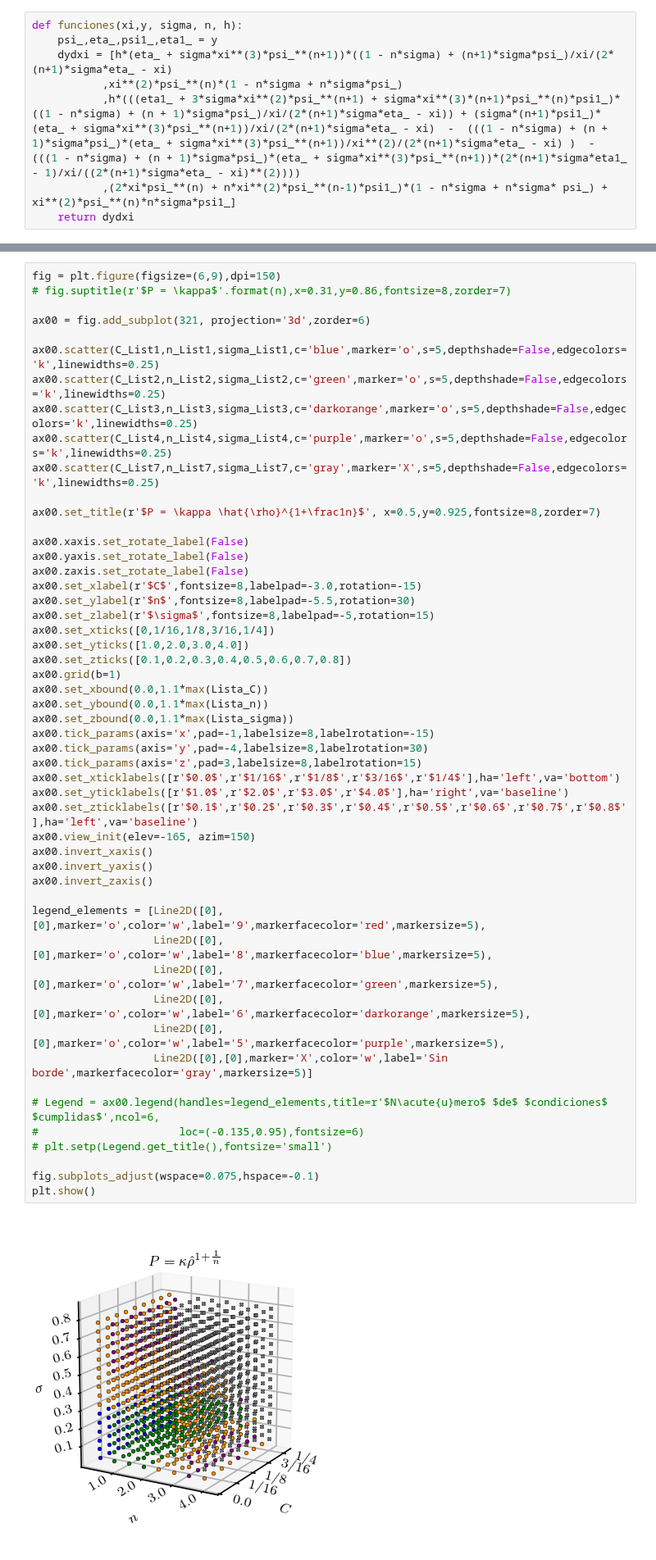
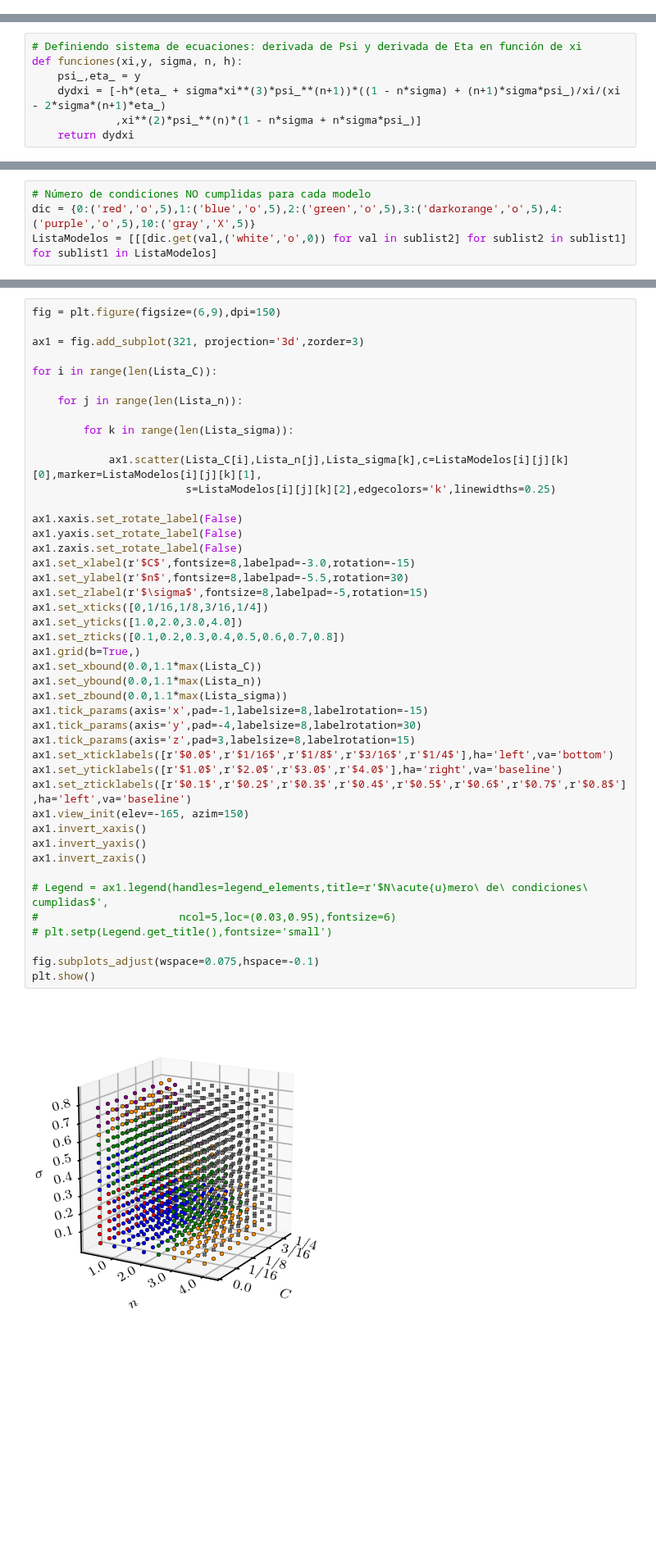
Before and after one commit to danielfsu/TrabajoDeInvestigacion, a Jupyter notebook: Polítropa_I_(Densidad_de_Masa)/Polítropa I - Espacio de Parámetros.ipynb, the cells around one changed output, grey strips where cells are left out. Shown at 82% size. Saved outputs shown, nothing was run; the diff lists cells and outputs as text; blank space fills up the shorter version.

```diff
--- a/Polítropa_I_(Densidad_de_Masa)/Polítropa I - Espacio de Parámetros.ipynb
+++ b/Polítropa_I_(Densidad_de_Masa)/Polítropa I - Espacio de Parámetros.ipynb
@@ -15,11 +22,3 @@ params = {'text.latex.preamble' : [r'\usepackage{amssymb}']}   # amssymb
 plt.rcParams.update(params)
 plt.rcParams['xtick.labelsize'] = 8
 plt.rcParams['ytick.labelsize'] = 8
-# %%
-def funciones(xi,y, sigma, n, h):
-    psi_,eta_,psi1_,eta1_ = y
-    dydxi = [h*(eta_ + sigma*xi**(3)*psi_**(n+1))*((1 - n*sigma) + (n+1)*sigma*psi_)/xi/(2*(n+1)*sigma*eta_ - xi)
-           ,xi**(2)*psi_**(n)*(1 - n*sigma + n*sigma*psi_)
-           ,h*(((eta1_ + 3*sigma*xi**(2)*psi_**(n+1) + sigma*xi**(3)*(n+1)*psi_**(n)*psi1_)*((1 - n*sigma) + (n + 1)*sigma*psi_)/xi/(2*(n+1)*sigma*eta_ - xi)) + (sigma*(n+1)*psi1_)*(eta_ + sigma*xi**(3)*psi_**(n+1))/xi/(2*(n+1)*sigma*eta_ - xi)  -  (((1 - n*sigma) + (n + 1)*sigma*psi_)*(eta_ + sigma*xi**(3)*psi_**(n+1))/xi**(2)/(2*(n+1)*sigma*eta_ - xi) )  -  (((1 - n*sigma) + (n + 1)*sigma*psi_)*(eta_ + sigma*xi**(3)*psi_**(n+1))*(2*(n+1)*sigma*eta1_ - 1)/xi/((2*(n+1)*sigma*eta_ - xi)**(2))))
-           ,(2*xi*psi_**(n) + n*xi**(2)*psi_**(n-1)*psi1_)*(1 - n*sigma + n*sigma* psi_) + xi**(2)*psi_**(n)*n*sigma*psi1_]
-    return dydxi
@@ -71,0 +96,7 @@ Number of models:  1152
+# %%
+# Definiendo sistema de ecuaciones: derivada de Psi y derivada de Eta en función de xi
+def funciones(xi,y, sigma, n, h):
+    psi_,eta_ = y
+    dydxi = [-h*(eta_ + sigma*xi**(3)*psi_**(n+1))*((1 - n*sigma) + (n+1)*sigma*psi_)/xi/(xi - 2*sigma*(n+1)*eta_)
+             ,xi**(2)*psi_**(n)*(1 - n*sigma + n*sigma*psi_)]
+    return dydxi
@@ -475,0 +479,4 @@ for i in range(len(Lista_C)):
+# %%
+# Número de condiciones NO cumplidas para cada modelo
+dic = {0:('red','o',5),1:('blue','o',5),2:('green','o',5),3:('darkorange','o',5),4:('purple','o',5),10:('gray','X',5)}
+ListaModelos = [[[dic.get(val,('white','o',0)) for val in sublist2] for sublist2 in sublist1] for sublist1 in ListaModelos]
@@ -476,53 +489,46 @@ for i in range(len(Lista_C)):
 # %%
 fig = plt.figure(figsize=(6,9),dpi=150)
-# fig.suptitle(r'$P = \kappa$'.format(n),x=0.31,y=0.86,fontsize=8,zorder=7)
 
-ax00 = fig.add_subplot(321, projection='3d',zorder=6)
+ax1 = fig.add_subplot(321, projection='3d',zorder=3)
 
-ax00.scatter(C_List1,n_List1,sigma_List1,c='blue',marker='o',s=5,depthshade=False,edgecolors='k',linewidths=0.25)
-ax00.scatter(C_List2,n_List2,sigma_List2,c='green',marker='o',s=5,depthshade=False,edgecolors='k',linewidths=0.25)
-ax00.scatter(C_List3,n_List3,sigma_List3,c='darkorange',marker='o',s=5,depthshade=False,edgecolors='k',linewidths=0.25)
-ax00.scatter(C_List4,n_List4,sigma_List4,c='purple',marker='o',s=5,depthshade=False,edgecolors='k',linewidths=0.25)
-ax00.scatter(C_List7,n_List7,sigma_List7,c='gray',marker='X',s=5,depthshade=False,edgecolors='k',linewidths=0.25)
+for i in range(len(Lista_C)):
 
-ax00.set_title(r'$P = \kappa \hat{\rho}^{1+\frac1n}$', x=0.5,y=0.925,fontsize=8,zorder=7)
+    for j in range(len(Lista_n)):
 
-ax00.xaxis.set_rotate_label(False)
-ax00.yaxis.set_rotate_label(False)
-ax00.zaxis.set_rotate_label(False)
-ax00.set_xlabel(r'$C$',fontsize=8,labelpad=-3.0,rotation=-15)
-ax00.set_ylabel(r'$n$',fontsize=8,labelpad=-5.5,rotation=30)
-ax00.set_zlabel(r'$\sigma$',fontsize=8,labelpad=-5,rotation=15)
-ax00.set_xticks([0,1/16,1/8,3/16,1/4])
-ax00.set_yticks([1.0,2.0,3.0,4.0])
-ax00.set_zticks([0.1,0.2,0.3,0.4,0.5,0.6,0.7,0.8])
-ax00.grid(b=1)
-ax00.set_xbound(0.0,1.1*max(Lista_C))
-ax00.set_ybound(0.0,1.1*max(Lista_n))
-ax00.set_zbound(0.0,1.1*max(Lista_sigma))
-ax00.tick_params(axis='x',pad=-1,labelsize=8,labelrotation=-15)
-ax00.tick_params(axis='y',pad=-4,labelsize=8,labelrotation=30)
-ax00.tick_params(axis='z',pad=3,labelsize=8,labelrotation=15)
-ax00.set_xticklabels([r'$0.0$',r'$1/16$',r'$1/8$',r'$3/16$',r'$1/4$'],ha='left',va='bottom')
-ax00.set_yticklabels([r'$1.0$',r'$2.0$',r'$3.0$',r'$4.0$'],ha='right',va='baseline')
-ax00.set_zticklabels([r'$0.1$',r'$0.2$',r'$0.3$',r'$0.4$',r'$0.5$',r'$0.6$',r'$0.7$',r'$0.8$'],ha='left',va='baseline')
-ax00.view_init(elev=-165, azim=150)
-ax00.invert_xaxis()
-ax00.invert_yaxis()
-ax00.invert_zaxis()
+        for k in range(len(Lista_sigma)):
 
-legend_elements = [Line2D([0],[0],marker='o',color='w',label='9',markerfacecolor='red',markersize=5),
-                   Line2D([0],[0],marker='o',color='w',label='8',markerfacecolor='blue',markersize=5),
-                   Line2D([0],[0],marker='o',color='w',label='7',markerfacecolor='green',markersize=5),
-                   Line2D([0],[0],marker='o',color='w',label='6',markerfacecolor='darkorange',markersize=5),
-                   Line2D([0],[0],marker='o',color='w',label='5',markerfacecolor='purple',markersize=5),
-                   Line2D([0],[0],marker='X',color='w',label='Sin borde',markerfacecolor='gray',markersize=5)]
+            ax1.scatter(Lista_C[i],Lista_n[j],Lista_sigma[k],c=ListaModelos[i][j][k][0],marker=ListaModelos[i][j][k][1],
+                        s=ListaModelos[i][j][k][2],edgecolors='k',linewidths=0.25)
 
-# Legend = ax00.legend(handles=legend_elements,title=r'$N\acute{u}mero$ $de$ $condiciones$ $cumplidas$',ncol=6,
-#                      loc=(-0.135,0.95),fontsize=6)
+ax1.xaxis.set_rotate_label(False)
+ax1.yaxis.set_rotate_label(False)
+ax1.zaxis.set_rotate_label(False)
+ax1.set_xlabel(r'$C$',fontsize=8,labelpad=-3.0,rotation=-15)
+ax1.set_ylabel(r'$n$',fontsize=8,labelpad=-5.5,rotation=30)
+ax1.set_zlabel(r'$\sigma$',fontsize=8,labelpad=-5,rotation=15)
+ax1.set_xticks([0,1/16,1/8,3/16,1/4])
+ax1.set_yticks([1.0,2.0,3.0,4.0])
+ax1.set_zticks([0.1,0.2,0.3,0.4,0.5,0.6,0.7,0.8])
+ax1.grid(b=True,)
+ax1.set_xbound(0.0,1.1*max(Lista_C))
+ax1.set_ybound(0.0,1.1*max(Lista_n))
+ax1.set_zbound(0.0,1.1*max(Lista_sigma))
+ax1.tick_params(axis='x',pad=-1,labelsize=8,labelrotation=-15)
+ax1.tick_params(axis='y',pad=-4,labelsize=8,labelrotation=30)
+ax1.tick_params(axis='z',pad=3,labelsize=8,labelrotation=15)
+ax1.set_xticklabels([r'$0.0$',r'$1/16$',r'$1/8$',r'$3/16$',r'$1/4$'],ha='left',va='bottom')
+ax1.set_yticklabels([r'$1.0$',r'$2.0$',r'$3.0$',r'$4.0$'],ha='right',va='baseline')
+ax1.set_zticklabels([r'$0.1$',r'$0.2$',r'$0.3$',r'$0.4$',r'$0.5$',r'$0.6$',r'$0.7$',r'$0.8$'],ha='left',va='baseline')
+ax1.view_init(elev=-165, azim=150)
+ax1.invert_xaxis()
+ax1.invert_yaxis()
+ax1.invert_zaxis()
+
+# Legend = ax1.legend(handles=legend_elements,title=r'$N\acute{u}mero\ de\ condiciones\ cumplidas$',
+#                      ncol=5,loc=(0.03,0.95),fontsize=6)
 # plt.setp(Legend.get_title(),fontsize='small')
 
 fig.subplots_adjust(wspace=0.075,hspace=-0.1)
 plt.show()
 # %% [output]
-[figure, old version]
+[figure, new version]
```
Also changed, not shown: parts of 16 cells of this notebook.
